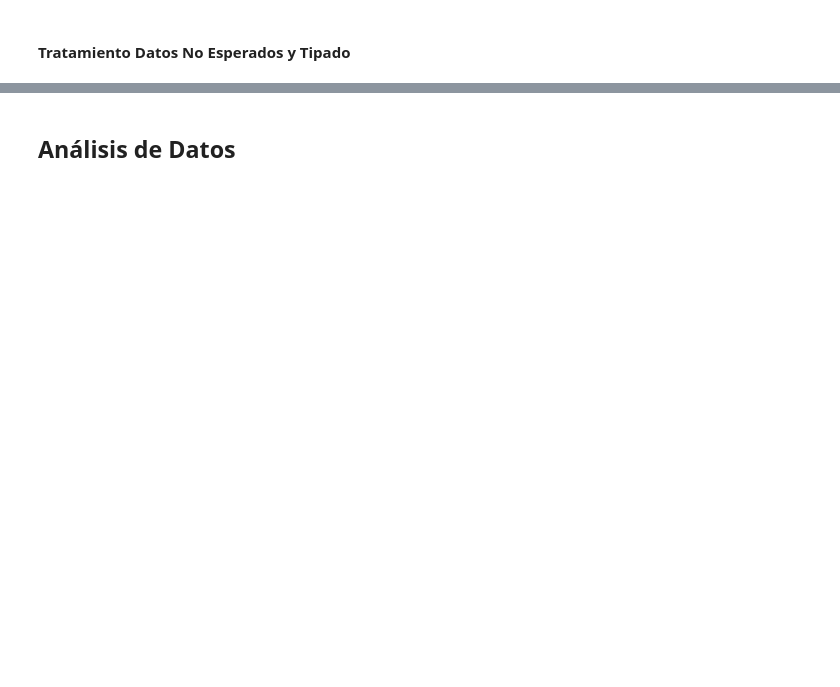
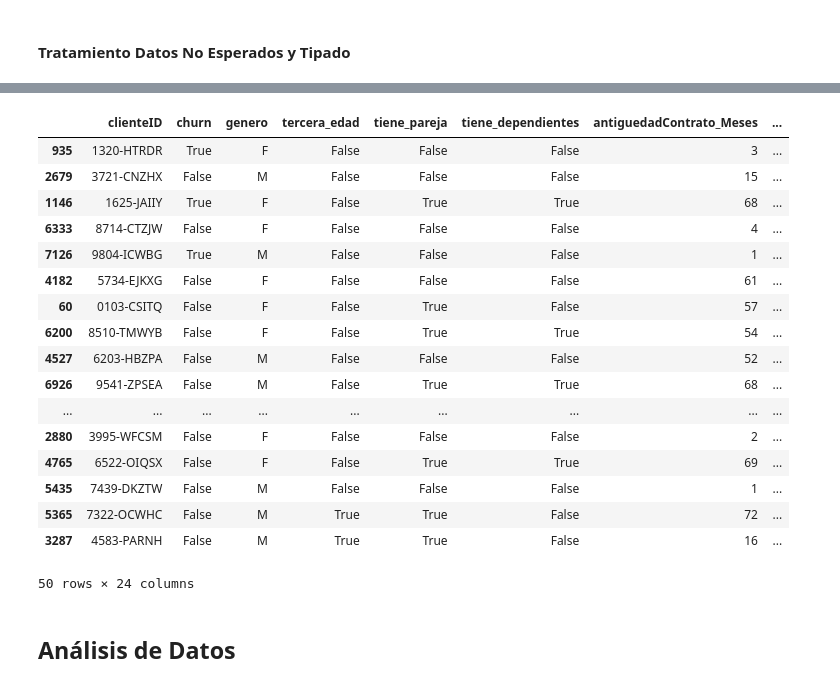
Before and after one commit to TechWithEva/Telecom-X-Challenge2-G9, a Jupyter notebook: TELECOM_X_Challenge2.ipynb, the cells around one changed output, grey strips where cells are left out. Saved outputs shown, nothing was run; the diff lists cells and outputs as text; code cells hidden in the pictures; blank space fills up the shorter version.

```diff
--- a/TELECOM_X_Challenge2.ipynb
+++ b/TELECOM_X_Challenge2.ipynb
@@ -28,17 +26,0 @@ base_ClientesTX.head()
-# %%
-baseNivel1 = base_ClientesTX[['customerID', 'Churn']].copy()
-
-columnasAnidadas = ['customer', 'phone', 'internet', 'account']
-for col in columnasAnidadas:
-    baseNormalizada = pd.json_normalize(base_ClientesTX[col])
-    baseNivel1 = pd.concat([baseNivel1, baseNormalizada], axis=1)
-base_ClientesTX = baseNivel1
-
-columnasNoBool=['customerID', 'Contract','tenure','PaymentMethod' ,'Charges.Monthly','Charges.Total','gender']
-columnasBool = base_ClientesTX.columns[~base_ClientesTX.columns.isin(columnasNoBool)].to_list()
-base_ClientesTX = base_ClientesTX.reindex(columns=pd.concat([pd.Series(columnasNoBool), pd.Series(columnasBool)]))
-base_ClientesTX.insert(9, 'AutomaticPaymenthMethod', base_ClientesTX['PaymentMethod'].str.contains('automatic').astype(bool))
-base_ClientesTX.insert(10, 'InternetServiceType', base_ClientesTX['InternetService'].apply(lambda x: None if x=='No' else x).astype(object))
-base_ClientesTX['InternetService']=base_ClientesTX['InternetService'].apply(lambda x: False if x=='No' else True).astype(bool)
-columnasNoBool=['customerID', 'Contract','tenure','PaymentMethod' ,'Charges.Monthly','Charges.Total','gender','InternetServiceType']
-#
@@ -53,18 +58,2 @@ nan = base_ClientesTX.isna().sum()
 # %% [markdown]
 #### Tratamiento Datos No Esperados y Tipado
-# %%
-#reemplazar valores en atributos candidatos a ser booleanos
-base_ClientesTX[columnasBool] = base_ClientesTX[columnasBool].replace({'No internet service': 'No','No phone service':'No','':'No'})
-base_ClientesTX['SeniorCitizen'] = base_ClientesTX['SeniorCitizen'].replace({1:True, 0:False})
-base_ClientesTX[columnasBool] = base_ClientesTX[columnasBool].replace({'Yes': True, 'No': False})
-
-#tipar valores númericos
-base_ClientesTX['tenure']= base_ClientesTX['tenure'].astype(int)
-base_ClientesTX['Charges.Total']= base_ClientesTX['Charges.Total'].str.replace(' ','0.0').astype(float)
-
-#remover espacios y estandarizar formato
-columnasStr = base_ClientesTX[columnasNoBool].select_dtypes(include=['object'])
-columnasStr
-base_ClientesTX[columnasStr.columns] = columnasStr.apply(lambda x: x.str.strip().str.upper())
-base_ClientesTX.sample(10)#InternetService
-base_ClientesTX.info()
@@ -101,0 +127,10 @@ if False in verificar_formato: print("Algunos ID no concuerdan con el formato.")
+# %%
+print(f'Cantidad de duplicados: {base_ClientesTX.duplicated().sum()}')
+print(f'Cantidad de nulos: {base_ClientesTX.isnull().sum().sum()}')
+print(f'Cantidad de vacíos: {base_ClientesTX.isna().sum().sum()}')
+#print(f'Cantidad de Vacíos: {base_ClientesTX.apply(lambda x: x.astype(str).str.strip()=='').sum()}')
+
+base_ClientesTX = base_ClientesTX[base_ClientesTX['churn']!='']
+base_ClientesTX = base_ClientesTX[~base_ClientesTX['cargos_totales'].astype(str).str.isspace()]
+print(f'Cantidad de Vacíos: {base_ClientesTX.apply(lambda x: x.astype(str).str.strip()=='').sum()}')
+#base_ClientesTX.info()
@@ -102,2 +155,23 @@ if False in verificar_formato: print("Algunos ID no concuerdan con el formato.")
+# %%
+base_ClientesTX.sample(50)
+# %% [output]
+|  | clienteID | churn | genero | tercera_edad | tiene_pareja | tiene_dependientes | antiguedadContrato_Meses | ... |
+| 935 | 1320-HTRDR | True | F | False | False | False | 3 | ... |
+| 2679 | 3721-CNZHX | False | M | False | False | False | 15 | ... |
+| 1146 | 1625-JAIIY | True | F | False | True | True | 68 | ... |
+| 6333 | 8714-CTZJW | False | F | False | False | False | 4 | ... |
+| 7126 | 9804-ICWBG | True | M | False | False | False | 1 | ... |
+| 4182 | 5734-EJKXG | False | F | False | False | False | 61 | ... |
+| 60 | 0103-CSITQ | False | F | False | True | False | 57 | ... |
+| 6200 | 8510-TMWYB | False | F | False | True | True | 54 | ... |
+| 4527 | 6203-HBZPA | False | M | False | False | False | 52 | ... |
+| 6926 | 9541-ZPSEA | False | M | False | True | True | 68 | ... |
+| ... | ... | ... | ... | ... | ... | ... | ... | ... |
+| 2880 | 3995-WFCSM | False | F | False | False | False | 2 | ... |
+| 4765 | 6522-OIQSX | False | F | False | True | True | 69 | ... |
+| 5435 | 7439-DKZTW | False | M | False | False | False | 1 | ... |
+| 5365 | 7322-OCWHC | False | M | True | True | False | 72 | ... |
+| 3287 | 4583-PARNH | False | M | True | True | False | 16 | ... |
+50 rows × 24 columns
 # %% [markdown]
 ## Análisis de Datos
```
Also changed, not shown: parts of 16 cells of this notebook.
